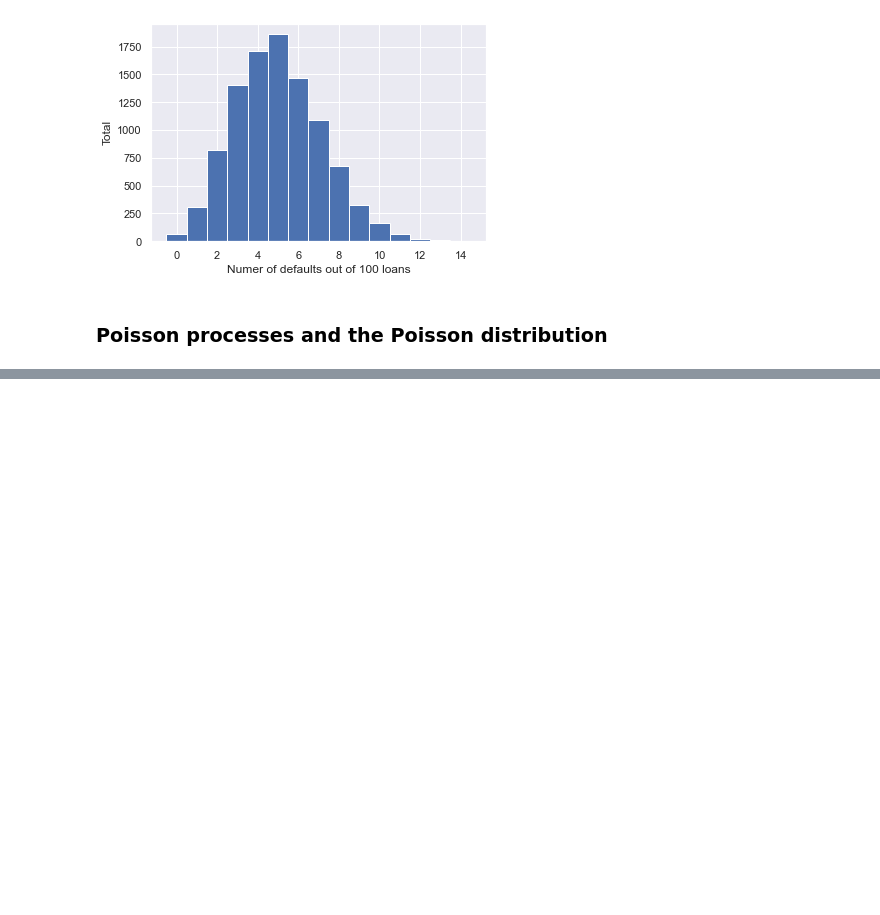
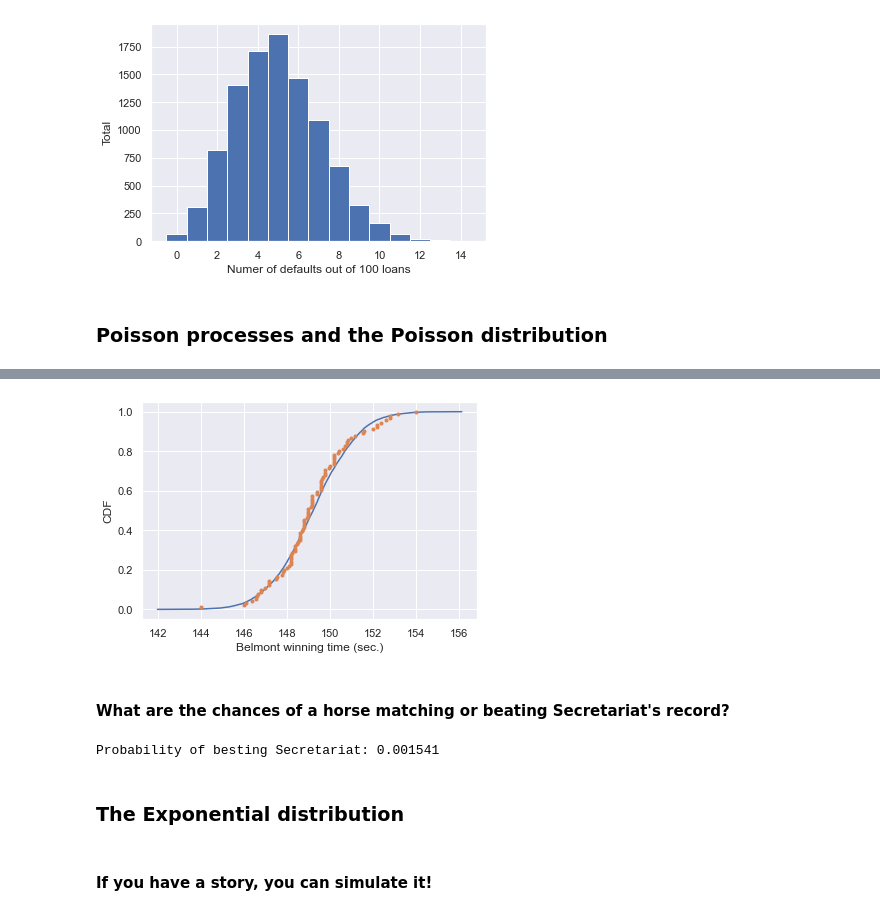
Before and after one commit to CrMatt9/DataScientistFormation, a Jupyter notebook: PythonDataCamp/Statistical Thinking in Python (Part 1).ipynb, the cells around one changed output, grey strips where cells are left out. Drawn from its saved outputs; the diff is of its cells as text; code cells hidden in the pictures; blank space fills up the shorter version.

```diff
--- a/PythonDataCamp/Statistical Thinking in Python (Part 1).ipynb
+++ b/PythonDataCamp/Statistical Thinking in Python (Part 1).ipynb
@@ -451,0 +537,4 @@ plt.show()
+# %%
+#Get data
+belmont = pd.read_csv('DS/Statistical Thinking in Python (Part 1)/belmont.csv')
+belmont.head()
@@ -451,0 +548,42 @@ plt.show()
+# %%
+#converting time to minuts
+belmont_no_outliers = pd.DatetimeIndex(belmont['Time'])
+belmont_no_outliers = np.array(belmont_no_outliers.hour * 60 + belmont_no_outliers.minute + belmont_no_outliers.second/60)
+# %%
+# Compute mean and standard deviation: mu, sigma
+mu = belmont_no_outliers.mean()
+sigma = belmont_no_outliers.std()
+
+# Sample out of a normal distribution with this mu and sigma: samples
+samples = np.random.normal(mu, sigma, size=10000)
+
+# Get the CDF of the samples and of the data
+x, y = ecdf(belmont_no_outliers)
+x_theor, y_theor = ecdf(samples)
+
+
+# Plot the CDFs and show the plot
+_ = plt.plot(x_theor, y_theor)
+_ = plt.plot(x, y, marker='.', linestyle='none')
+_ = plt.xlabel('Belmont winning time (sec.)')
+_ = plt.ylabel('CDF')
+plt.show()
+# %% [output]
+[figure, added]
+# %% [markdown]
+#### What are the chances of a horse matching or beating Secretariat's record?
+# %%
+# Take a million samples out of the Normal distribution: samples
+samples = np.random.normal(mu, sigma, size=1000000)
+
+# Compute the fraction that are faster than 144 seconds: prob
+prob = np.sum(samples<=144)/1000000
+
+# Print the result
+print('Probability of besting Secretariat:', prob)
+# %% [output]
+Probability of besting Secretariat: 0.001541
+# %% [markdown]
+### The Exponential distribution
+# %% [markdown]
+#### If you have a story, you can simulate it!
```
Also changed, not shown: parts of 17 cells of this notebook, 1 other file.
